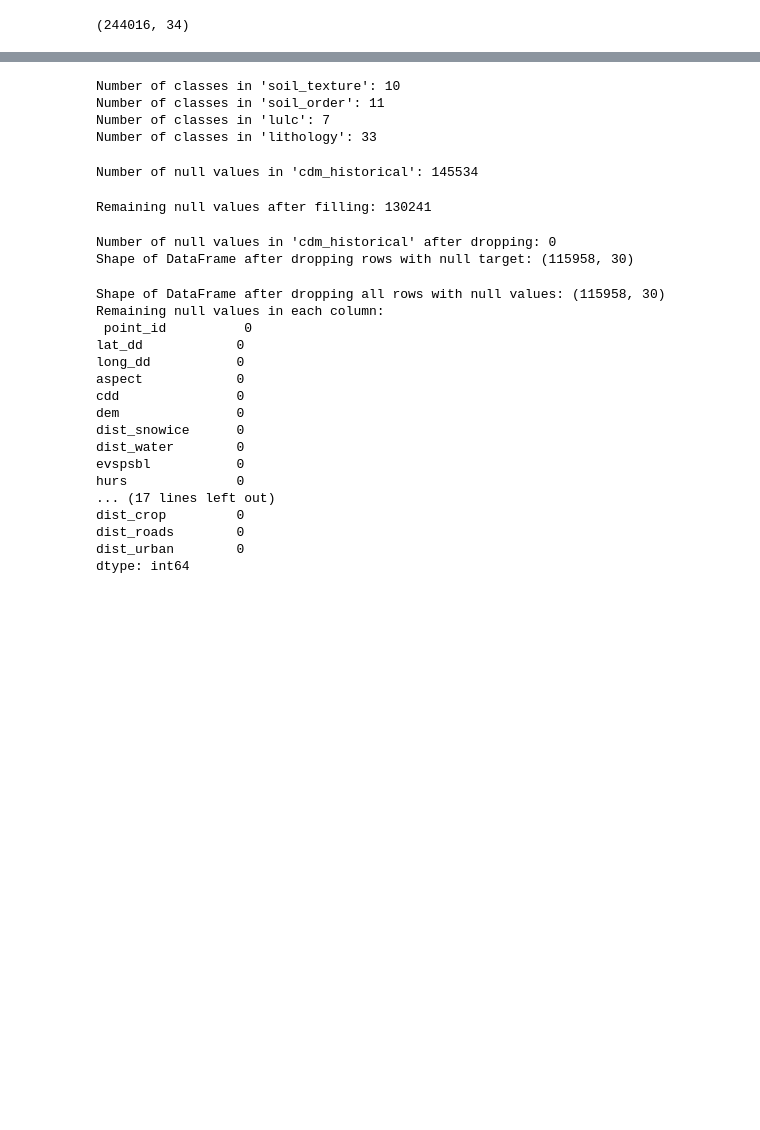
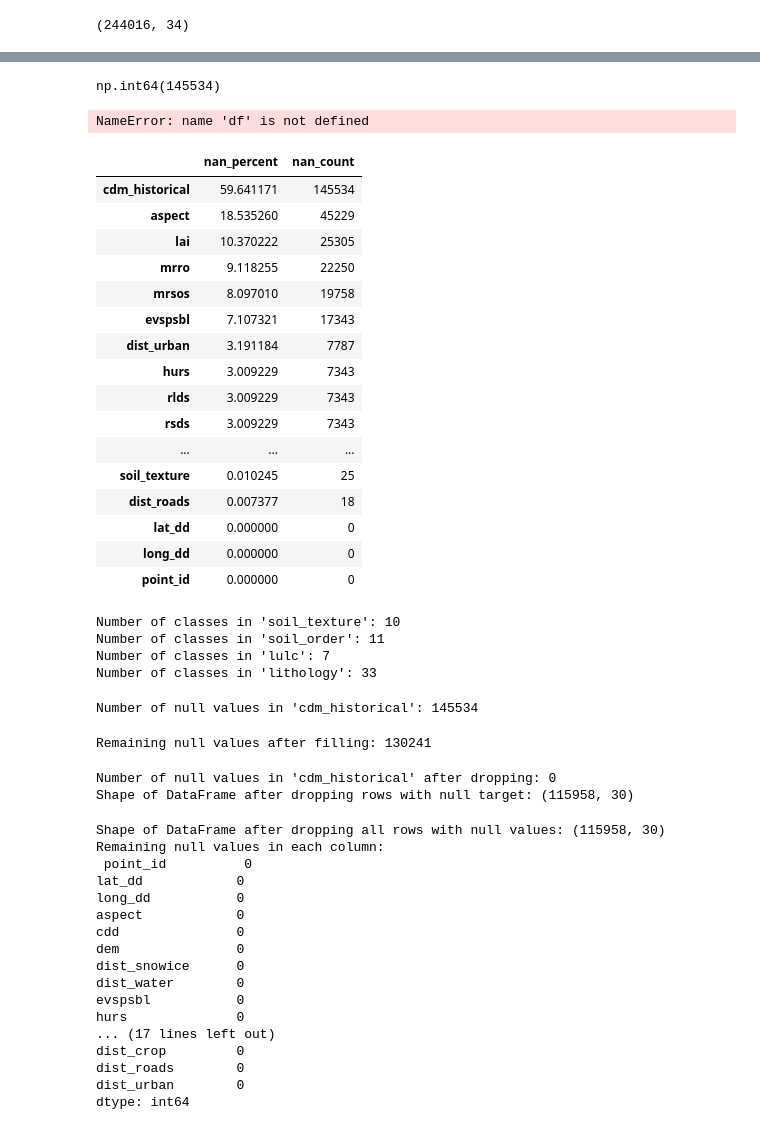
Before and after one commit to ashkanmosalla/Drought, a Jupyter notebook: src/Drought.ipynb, the cells around one changed output, grey strips where cells are left out. Drawn from its saved outputs; the diff is of its cells as text; code cells hidden in the pictures; blank space fills up the shorter version.

Commit message:
update: finalize advanced ML models and 2020 unseen data processing

```diff
--- a/src/Drought.ipynb
+++ b/src/Drought.ipynb
@@ -30,3 +34,39 @@ dtype: int64
+# %%
+df['cdm_historical'].isna().sum()
+# %% [output]
+np.int64(145534)
+# %%
+100 * df['cdm_historical'].isna().mean()
+# %% [output]
+NameError: name 'df' is not defined
+# %%
+nan_summary = (
+    pd.DataFrame({
+        "nan_percent": 100 * df.isna().mean(),
+        "nan_count": df.isna().sum()
+    })
+    .sort_values("nan_percent", ascending=False)
+)
+
+nan_summary
+# %% [output]
+|  | nan_percent | nan_count |
+| cdm_historical | 59.641171 | 145534 |
+| aspect | 18.535260 | 45229 |
+| lai | 10.370222 | 25305 |
+| mrro | 9.118255 | 22250 |
+| mrsos | 8.097010 | 19758 |
+| evspsbl | 7.107321 | 17343 |
+| dist_urban | 3.191184 | 7787 |
+| hurs | 3.009229 | 7343 |
+| rlds | 3.009229 | 7343 |
+| rsds | 3.009229 | 7343 |
+| ... | ... | ... |
+| soil_texture | 0.010245 | 25 |
+| dist_roads | 0.007377 | 18 |
+| lat_dd | 0.000000 | 0 |
+| long_dd | 0.000000 | 0 |
+| point_id | 0.000000 | 0 |
 # %%
 # Define the selected features
 selected_features = ['soil_texture', 'soil_order', 'lulc', 'lithology']
```
Also changed, not shown: parts of 2 cells of this notebook, 6 other files.
